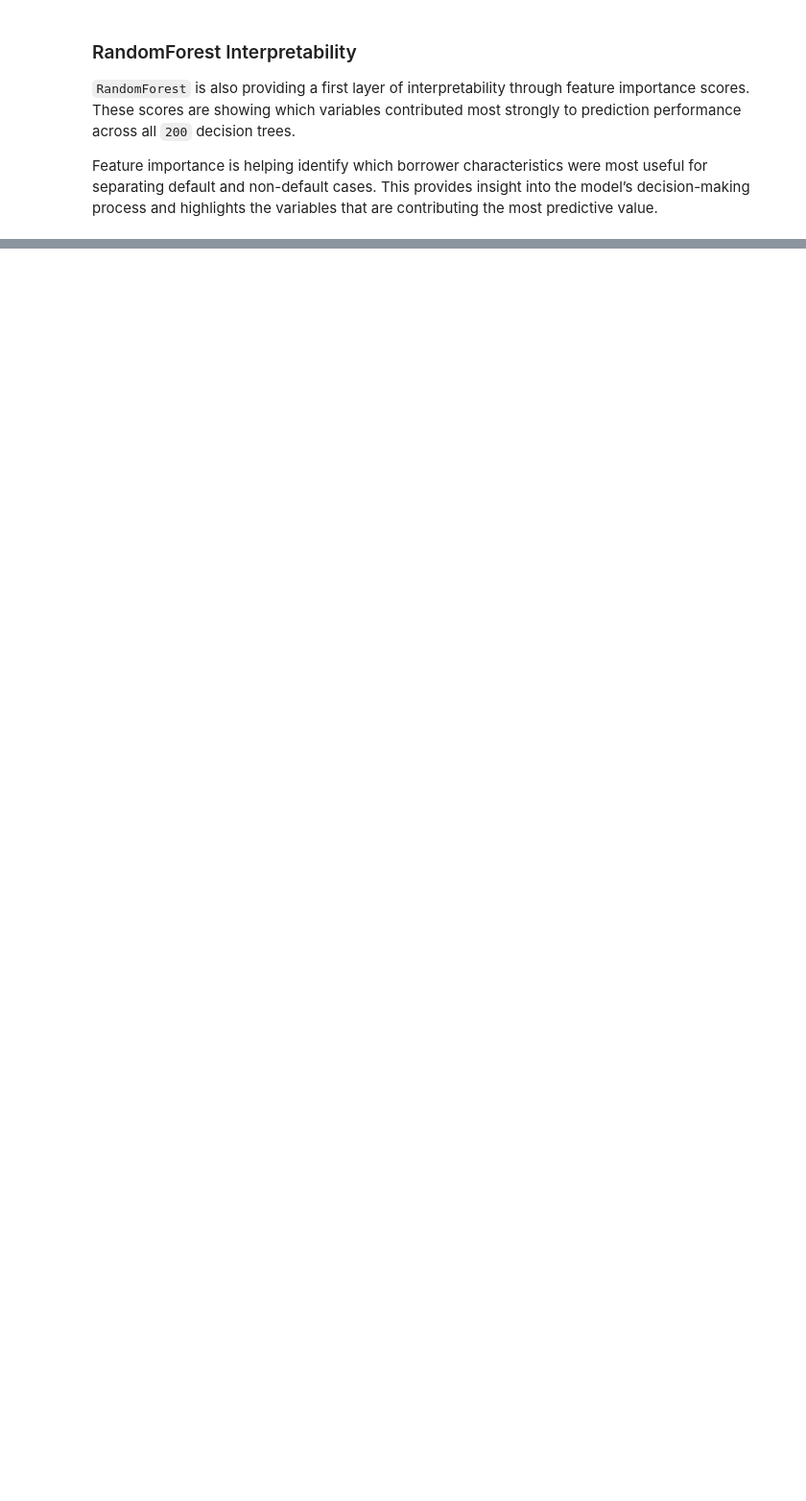
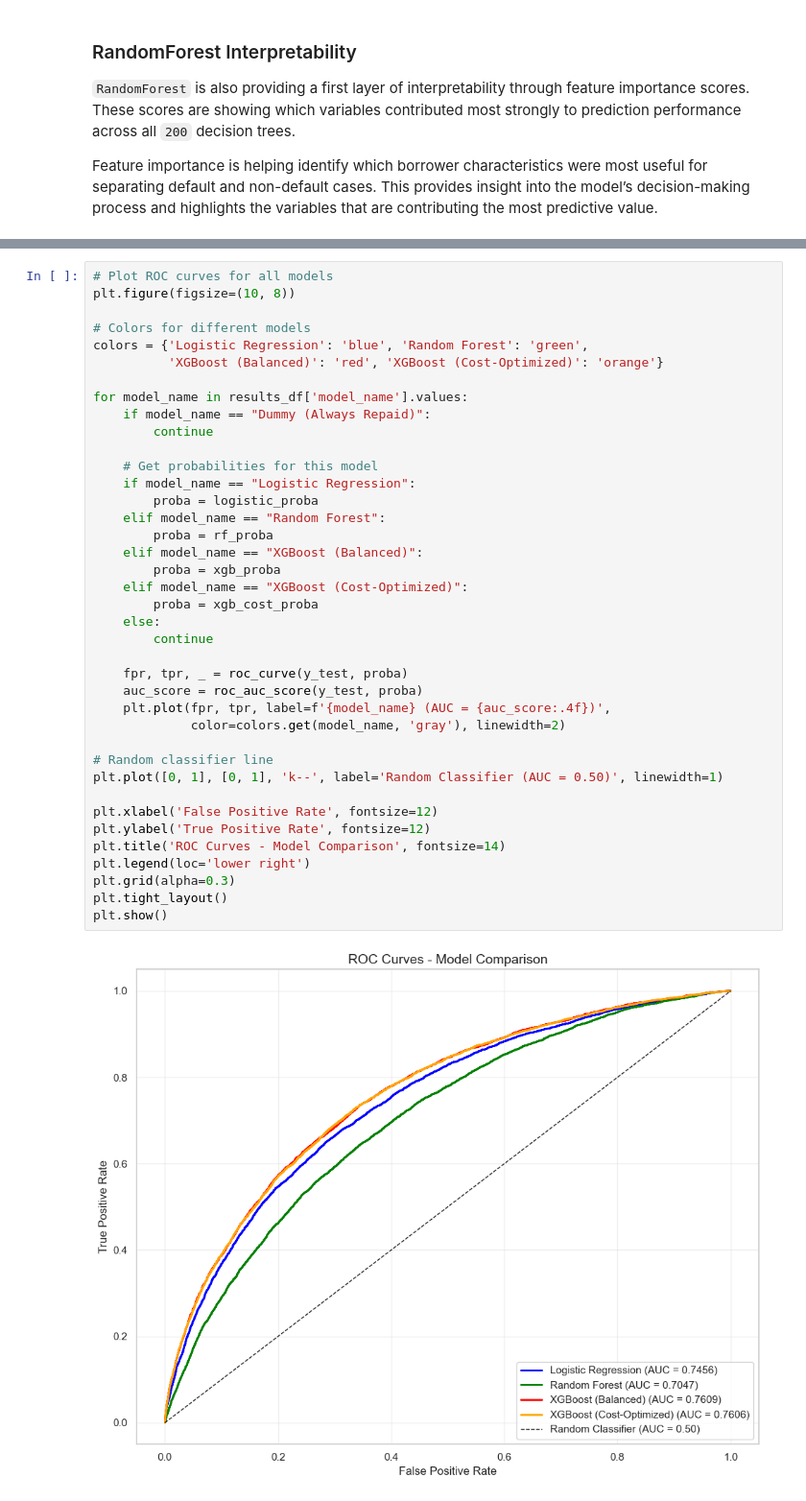
Before and after one commit to KimutaiHub/Loan-Default-Risk-Predictions, a Jupyter notebook: loan_default_risk_prediction.ipynb, the cells around one changed output, grey strips where cells are left out. Shown at 96% size. Saved outputs shown, nothing was run; the diff lists cells and outputs as text; blank space fills up the shorter version.

```diff
--- a/loan_default_risk_prediction.ipynb
+++ b/loan_default_risk_prediction.ipynb
@@ -1727,0 +2252,41 @@ Feature importance is helping identify which borrower characteristics were most
+# %%
+# Plot ROC curves for all models
+plt.figure(figsize=(10, 8))
+
+# Colors for different models
+colors = {'Logistic Regression': 'blue', 'Random Forest': 'green',
+          'XGBoost (Balanced)': 'red', 'XGBoost (Cost-Optimized)': 'orange'}
+
+for model_name in results_df['model_name'].values:
+    if model_name == "Dummy (Always Repaid)":
+        continue
+
+    # Get probabilities for this model
+    if model_name == "Logistic Regression":
+        proba = logistic_proba
+    elif model_name == "Random Forest":
+        proba = rf_proba
+    elif model_name == "XGBoost (Balanced)":
+        proba = xgb_proba
+    elif model_name == "XGBoost (Cost-Optimized)":
+        proba = xgb_cost_proba
+    else:
+        continue
+
+    fpr, tpr, _ = roc_curve(y_test, proba)
+    auc_score = roc_auc_score(y_test, proba)
+    plt.plot(fpr, tpr, label=f'{model_name} (AUC = {auc_score:.4f})',
+             color=colors.get(model_name, 'gray'), linewidth=2)
+
+# Random classifier line
+plt.plot([0, 1], [0, 1], 'k--', label='Random Classifier (AUC = 0.50)', linewidth=1)
+
+plt.xlabel('False Positive Rate', fontsize=12)
+plt.ylabel('True Positive Rate', fontsize=12)
+plt.title('ROC Curves - Model Comparison', fontsize=14)
+plt.legend(loc='lower right')
+plt.grid(alpha=0.3)
+plt.tight_layout()
+plt.show()
+# %% [output]
+[figure, added]
```
Also changed, not shown: parts of 48 cells of this notebook.
